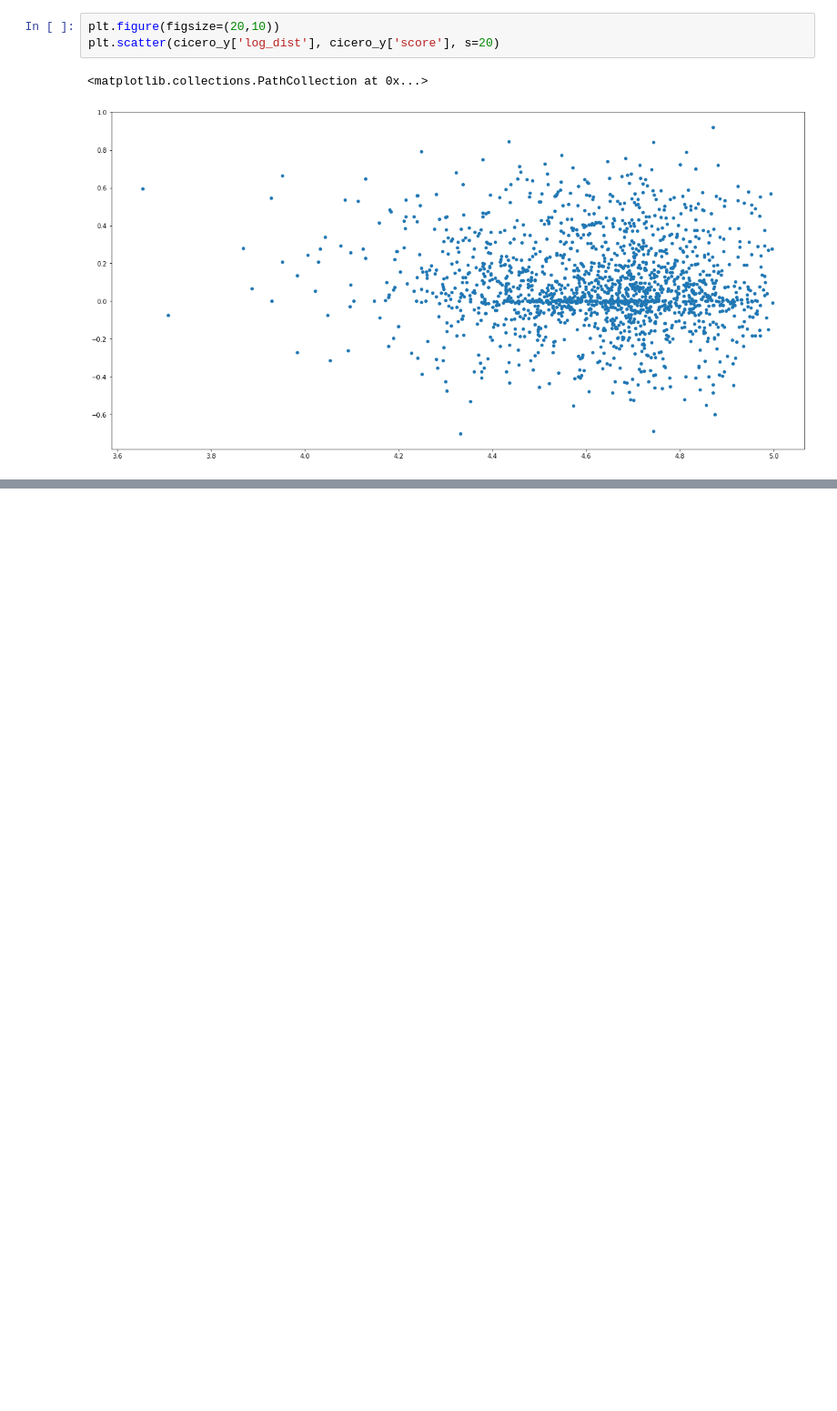
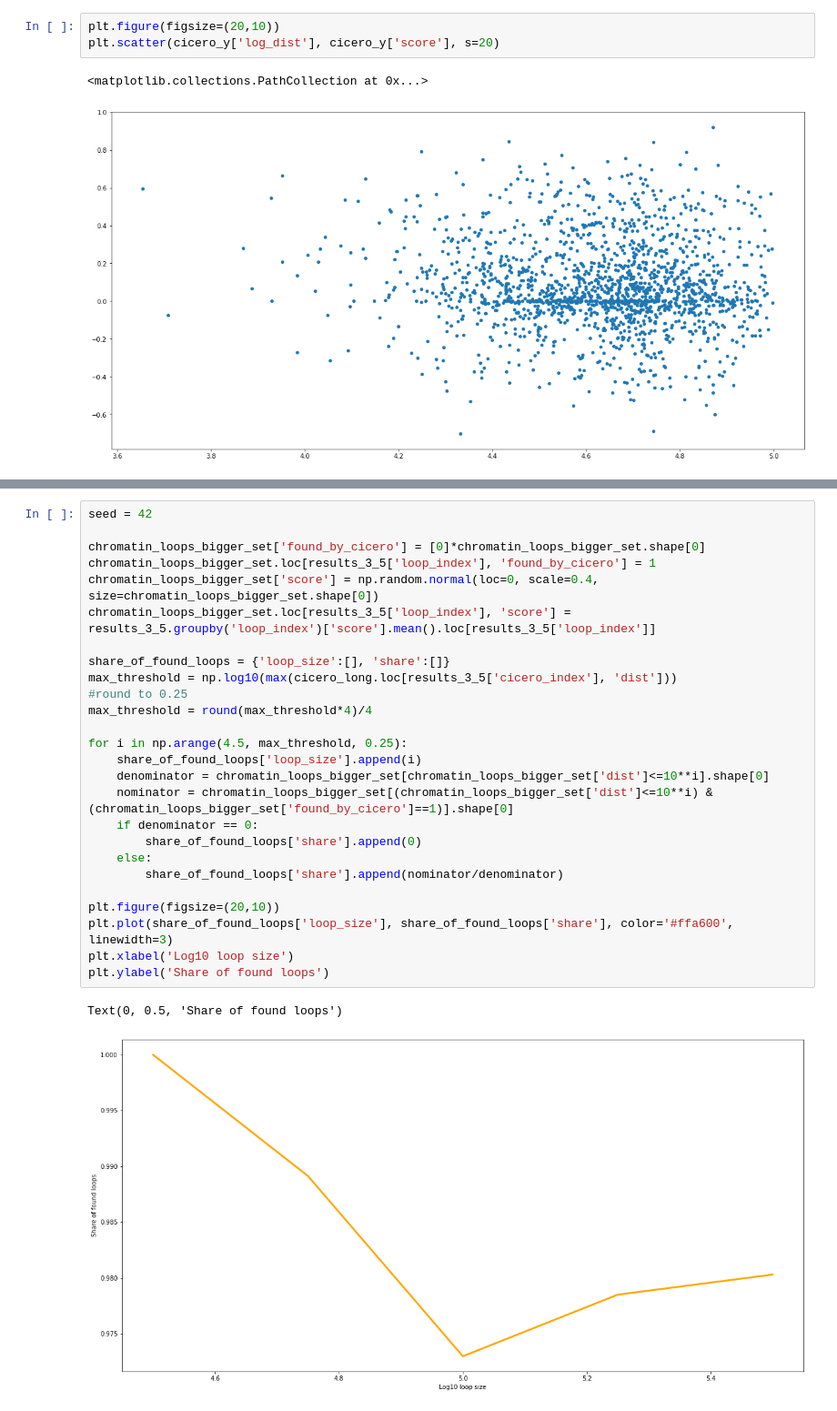
Before and after one commit to fishblish/enhancer-promoter-interactions, a Jupyter notebook: src/python/visualize_results.ipynb, the cells around one changed output, grey strips where cells are left out. Shown: that part at 91% size. Cells and saved outputs as stored; diff of their text form; blank space fills up the shorter version.

```diff
--- a/src/python/visualize_results.ipynb
+++ b/src/python/visualize_results.ipynb
@@ -177,0 +204,29 @@ plt.legend()  # to show the legend
+# %%
+seed = 42
+
+chromatin_loops_bigger_set['found_by_cicero'] = [0]*chromatin_loops_bigger_set.shape[0]
+chromatin_loops_bigger_set.loc[results_3_5['loop_index'], 'found_by_cicero'] = 1
+chromatin_loops_bigger_set['score'] = np.random.normal(loc=0, scale=0.4, size=chromatin_loops_bigger_set.shape[0])
+chromatin_loops_bigger_set.loc[results_3_5['loop_index'], 'score'] = results_3_5.groupby('loop_index')['score'].mean().loc[results_3_5['loop_index']]
+
+share_of_found_loops = {'loop_size':[], 'share':[]}
+max_threshold = np.log10(max(cicero_long.loc[results_3_5['cicero_index'], 'dist']))
+#round to 0.25
+max_threshold = round(max_threshold*4)/4
+
+for i in np.arange(4.5, max_threshold, 0.25):
+    share_of_found_loops['loop_size'].append(i)
+    denominator = chromatin_loops_bigger_set[chromatin_loops_bigger_set['dist']<=10**i].shape[0]
+    nominator = chromatin_loops_bigger_set[(chromatin_loops_bigger_set['dist']<=10**i) & (chromatin_loops_bigger_set['found_by_cicero']==1)].shape[0]
+    if denominator == 0:
+        share_of_found_loops['share'].append(0)
+    else:
+        share_of_found_loops['share'].append(nominator/denominator)
+
+plt.figure(figsize=(20,10))
+plt.plot(share_of_found_loops['loop_size'], share_of_found_loops['share'], color='#ffa600', linewidth=3)
+plt.xlabel('Log10 loop size')
+plt.ylabel('Share of found loops')
+# %% [output]
+Text(0, 0.5, 'Share of found loops')
+[figure, added]
```
Also changed, not shown: parts of 17 cells of this notebook, 1 other file.
